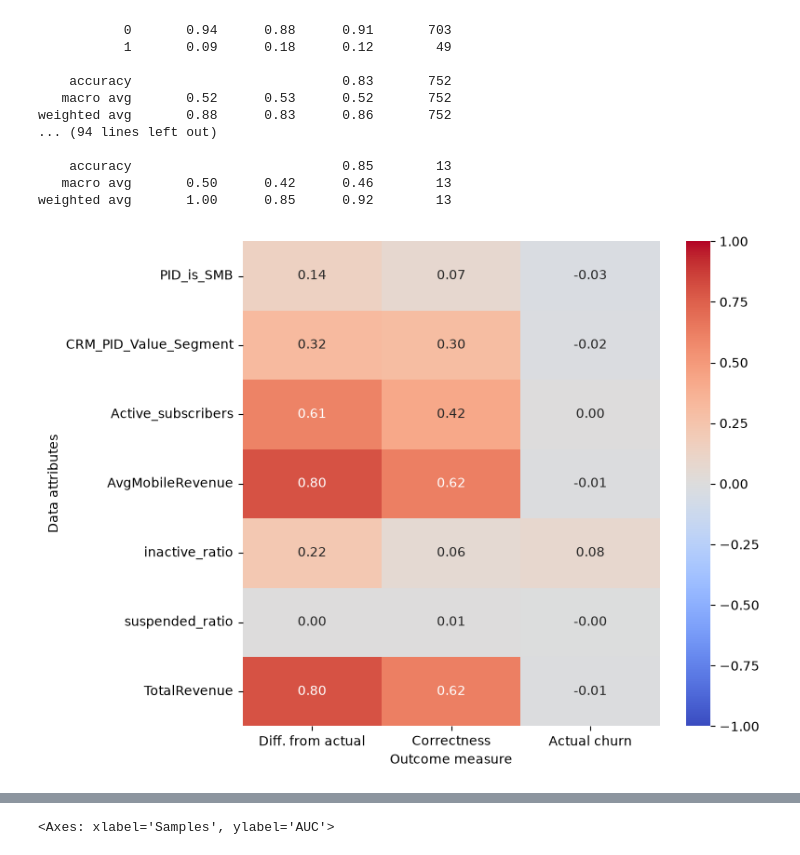
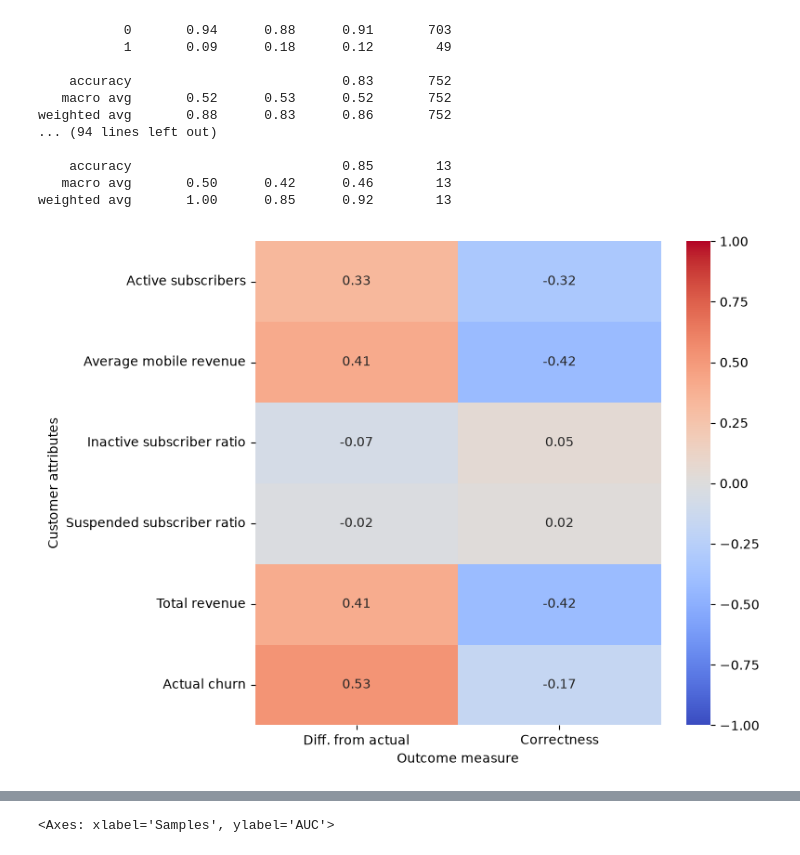
Before and after one commit to eode0004/FIT2082ResProj, a Jupyter notebook: ResProjModel.ipynb, the cells around one changed output, grey strips where cells are left out. Drawn from its saved outputs; the diff is of its cells as text; code cells hidden in the pictures.

```diff
--- a/ResProjModel.ipynb
+++ b/ResProjModel.ipynb
@@ -432,33 +480,41 @@ weighted avg       1.00      0.85      0.92        13
 # %%
 test_df = pd.read_csv("Predicted_Churn_Results.csv")
 test_df["prob_diff"] = abs(test_df["Actual_Churn"] - test_df["Predicted_Churn_Probability"])
 test_df["prediction_correctness"] = test_df["Prediction_type"].str.startswith("True")
 
-outcome_columns = ["prob_diff", "prediction_correctness", "Actual_Churn"]
+outcome_columns = ["prob_diff", "prediction_correctness"]
 excluded_columns = ["Predicted_Churn", "Predicted_Churn_Probability", "Prediction_type"]
-
-# Factorize categorical columns before calculating their correlations.
-encoded_test_df = test_df.apply(lambda column: pd.factorize(column)[0])
-corr = encoded_test_df.corr(method="pearson", min_periods=1)
-
+attribute_labels = {
+    "Active_subscribers": "Active subscribers",
+    "AvgMobileRevenue": "Average mobile revenue",
+    "inactive_ratio": "Inactive subscriber ratio",
+    "suspended_ratio": "Suspended subscriber ratio",
+    "TotalRevenue": "Total revenue",
+    "Actual_Churn": "Actual churn",
+}
 attribute_columns = [
-    column for column in test_df.columns
+    column for column in test_df.select_dtypes(include="number").columns
     if column not in outcome_columns + excluded_columns
 ]
-heatmap_corr = corr.loc[attribute_columns, outcome_columns].rename(
-    index={"prob_diff": "Diff. from actual",
-           "prediction_correctness": "Correctness",
-           "Actual_Churn": "Actual churn"},
+
+# Keep actual churn with the attributes; compare attributes with the error statistics.
+correlation_data = test_df[attribute_columns + outcome_columns].copy()
+correlation_data["prediction_correctness"] = (
+    correlation_data["prediction_correctness"].astype(int)
+)
+heatmap_corr = correlation_data.corr(method="pearson").loc[
+    attribute_columns, outcome_columns
+].rename(
+    index=attribute_labels,
     columns={"prob_diff": "Diff. from actual",
-             "prediction_correctness": "Correctness",
-             "Actual_Churn": "Actual churn"},
+             "prediction_correctness": "Correctness"},
 )
 
 plt.figure(figsize=(8, max(6, len(attribute_columns) * 0.35)))
 sns.heatmap(heatmap_corr, annot=True, cmap="coolwarm", vmin=-1, vmax=1, fmt=".2f")
 plt.xlabel("Outcome measure")
-plt.ylabel("Data attributes")
+plt.ylabel("Customer attributes")
 plt.tight_layout()
 plt.show()
 # %% [output]
-[figure, old version]
+[figure, new version]
```
Also changed, not shown: parts of 5 cells of this notebook.
